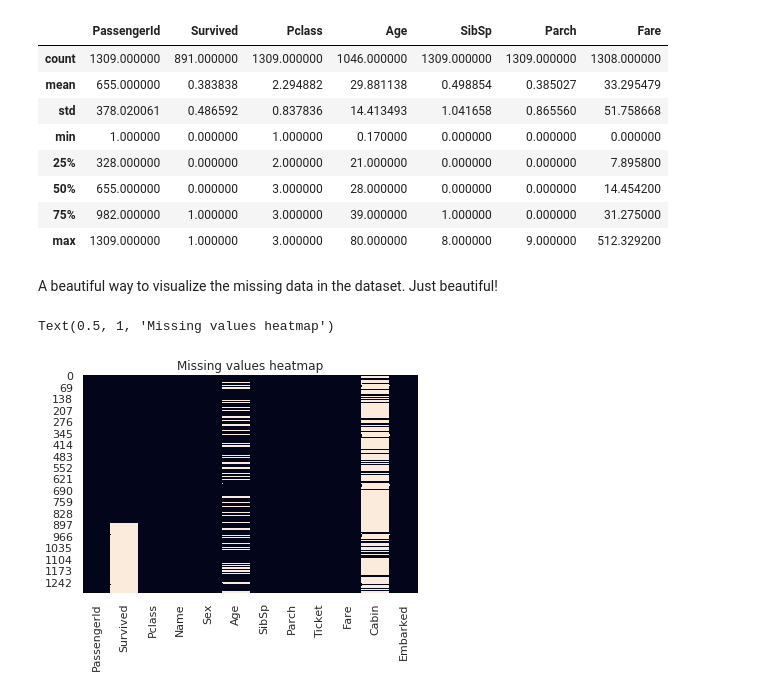
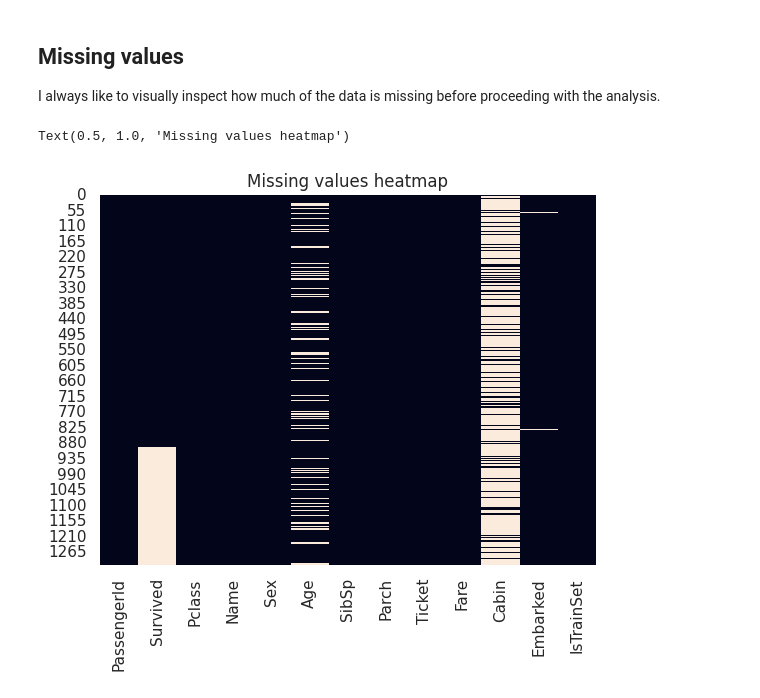
Before and after one commit to ianlopezdiaz/kaggle-titanic, a Jupyter notebook: 1_EDA.ipynb, the cells around one changed output. Drawn from its saved outputs; the diff is of its cells as text; code cells hidden in the pictures.

Commit message:
Just starting EDA and overall planning

```diff
--- a/1_EDA.ipynb
+++ b/1_EDA.ipynb
@@ -29,6 +46,8 @@ Something about the dataset and the competition.
 # %%
+# Import libraries
+import pandas as pd
 import numpy as np
-import pandas as pd
 import matplotlib.pyplot as plt
 import seaborn as sns
-sns.set()
+
+sns.set_theme()
@@ -58,0 +166,22 @@ data_test.head()
+# %%
+# Train/Test split
+df_train["IsTrainSet"] = True
+df_test["IsTrainSet"] = False
+
+df_full = pd.concat(
+    [df_train, df_test],
+    axis=0,
+    ignore_index=True
+)
+
+print(
+    f"""
+    Full dataset ( train + test ):
+
+    {df_full.shape[0]} rows
+    {df_full.duplicated().sum()} duplicated rows
+    {df_full.shape[1]} columns
+    """
+)
+
+df_full
@@ -160,20 +244,9 @@ memory usage: 122.8+ KB
-# %%
-df_all_raw.describe()
-# %% [output]
-|  | PassengerId | Survived | Pclass | Age | SibSp | Parch | Fare |
-| count | 1309.000000 | 891.000000 | 1309.000000 | 1046.000000 | 1309.000000 | 1309.000000 | 1308.000000 |
-| mean | 655.000000 | 0.383838 | 2.294882 | 29.881138 | 0.498854 | 0.385027 | 33.295479 |
-| std | 378.020061 | 0.486592 | 0.837836 | 14.413493 | 1.041658 | 0.865560 | 51.758668 |
-| min | 1.000000 | 0.000000 | 1.000000 | 0.170000 | 0.000000 | 0.000000 | 0.000000 |
-| 25% | 328.000000 | 0.000000 | 2.000000 | 21.000000 | 0.000000 | 0.000000 | 7.895800 |
-| 50% | 655.000000 | 0.000000 | 3.000000 | 28.000000 | 0.000000 | 0.000000 | 14.454200 |
-| 75% | 982.000000 | 1.000000 | 3.000000 | 39.000000 | 1.000000 | 0.000000 | 31.275000 |
-| max | 1309.000000 | 1.000000 | 3.000000 | 80.000000 | 8.000000 | 9.000000 | 512.329200 |
-# %% [markdown]
-A beautiful way to visualize the missing data in the dataset. Just beautiful!
+# %% [markdown]
+## Missing values
+
+I always like to visually inspect how much of the data is missing before proceeding with the analysis.
 # %%
-df_all_raw.isnull().sum()
-sns.heatmap(df_all_raw.isnull(), cbar = False).set_title("Missing values heatmap")
+sns.heatmap(df_full.isnull(), cbar = False).set_title("Missing values heatmap")
 # %% [output]
-Text(0.5, 1, 'Missing values heatmap')
+Text(0.5, 1.0, 'Missing values heatmap')
-[figure, old version]
+[figure, new version]
```
Also changed, not shown: parts of 21 cells of this notebook, 10 other files.
